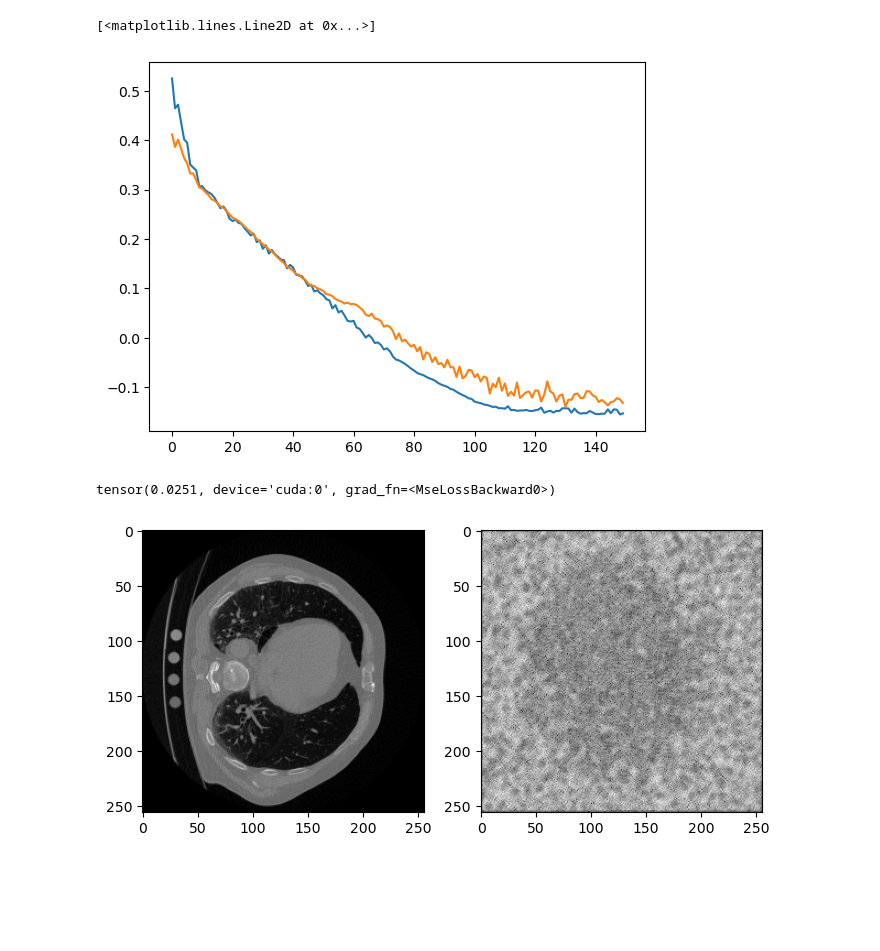
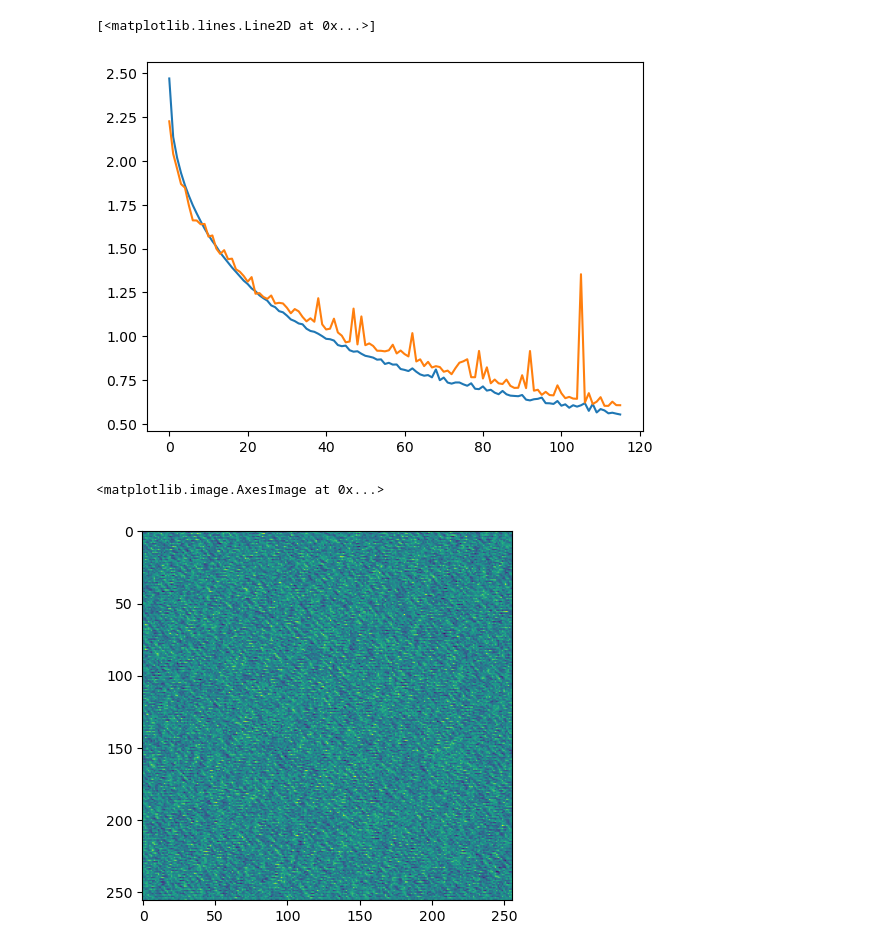
Before and after one commit to felsager/vae_lung_tumor_segmentation, a Jupyter notebook: vae_model.ipynb, the cells around one changed output. Saved outputs shown, nothing was run; the diff lists cells and outputs as text; code cells hidden in the pictures; blank space fills up the shorter version.

Commit message:
vae_model is newest

```diff
--- a/vae_model.ipynb
+++ b/vae_model.ipynb
@@ -7,9 +7,9 @@ import torch.optim as optim
 from matplotlib import pyplot as plt
 import numpy as np
 # %%
-latent_size = 8
+latent_size = 128 # compression = 256*256/128=512
 w = h = 256
-C = 3
+C = 5 # try with one channel first
 class VAEModel(nn.Module):
     def __init__(self) -> None:
         super(VAEModel, self).__init__()
@@ -24,7 +24,7 @@ class VAEModel(nn.Module):
         self.en_se_fc2 = nn.Linear(2, C)
 
         self.fc_mu = nn.Linear(w*h*C, latent_size)
-        self.fc_log_sigma = nn.Linear(w*h*C, latent_size)
+        self.fc_log_var = nn.Linear(w*h*C, latent_size)
 
         self.de_cell_bn1 = nn.BatchNorm2d(C)
         self.de_cell_bn2 = nn.BatchNorm2d(C)
@@ -73,30 +73,30 @@ class VAEModel(nn.Module):
 
     def encode(self, x):
         x = self.conv1(x)
-        for i in range(3):
+        for i in range(1):
             x = self.encoder_cell(x) # more cells can be added after this line
         x = x.view(-1, C*w*h)
         mu = self.fc_mu(x)
-        log_sigma = self.fc_log_sigma(x)
-        return mu, log_sigma
+        log_var = self.fc_log_var(x)
+        return mu, log_var
 
     def decode(self, x):
         x = self.latent_de(x)
         x = x.view(-1, 1, w, h)
         x = self.conv2(x)
-        for i in range(3):
+        for i in range(1):
             x = self.decoder_cell(x) # more cells can be added after this line
         x = self.conv3(x)
         return x
 
-    def reparameterize(self, mu, log_sigma):
-        std = torch.exp(0.5*log_sigma)
+    def reparameterize(self, mu, log_var):
+        std = torch.exp(0.5*log_var)
         eps = torch.randn_like(std)
         return eps.mul(std).add_(mu)
 
     def forward(self, x):
         x = x.view(-1, 1, w, h) # add channel dimension
-        mu, log_sigma = self.encode(x) # log sigma is more stable (numerically)
-        z = self.reparameterize(mu, log_sigma)
+        mu, log_var = self.encode(x) # log sigma is more stable (numerically)
+        z = self.reparameterize(mu, log_var)
         x_hat = self.decode(z)
-        return x_hat.view(-1, w, h), mu, log_sigma
+        return x_hat.view(-1, w, h), mu, log_var
@@ -172,7 +170,3 @@ def make_loaders():
     train_loader = D.DataLoader(train_data, batch_size=batch_size, shuffle=True)
     dev_loader = D.DataLoader(dev_data, batch_size=batch_size, shuffle=True)
     return train_loader, dev_loader
-# %%
-model = torch.load('models/model_7_all_chunks_random_12_dev')
-train_losses = []
-dev_losses = []
@@ -195,18 +206,21 @@ Epoch: 2, Train loss: 0.708, Dev loss: 0.742, Epoch time = 205.473s
 # %%
-torch.save(model, 'models/model_8_all_chunks_random_12_dev_sgd')
-torch.save(torch.Tensor(train_losses), 'losses/train_losses_model_8_sgd')
-torch.save(torch.Tensor(dev_losses), 'losses/dev_losses_model_8_sgd')
+#torch.save(model, 'models/model_8_all_chunks_random_12_dev_sgd')
+#torch.save(torch.Tensor(train_losses), 'losses/train_losses_model_8_sgd')
+#torch.save(torch.Tensor(dev_losses), 'losses/dev_losses_model_8_sgd')
 plt.plot(np.log10(train_losses))
 plt.plot(np.log10(dev_losses))
 # %% [output]
 [<matplotlib.lines.Line2D at 0x...>]
-[figure, old version]
+[figure, new version]
 # %%
 model.eval()
-x_test = next(iter(dev_loader))[0].view(1, 256, 256).to(device)
-x_hat_test = model.forward(x_test)[0]
-draw(x_test.cpu(), x_hat_test.cpu())
-mse_loss(x_test, x_hat_test)
+#x_test = next(iter(dev_loader))[0].view(1, 256, 256).to(device)
+#x_test = torch.ones((1, 256, 256)).to(device)
+#x_hat_test = model.forward(x_test)[0]
+#draw(x_test.cpu(), x_hat_test.cpu())
+#mse_loss(x_test, x_hat_test)
+x_sampled = model.decode(0.0001*torch.randn(1, latent_size).to(device)).view(1, 256, 256).cpu()
+plt.imshow(x_sampled[0].detach().numpy())
 # %% [output]
-tensor(0.0251, device='cuda:0', grad_fn=<MseLossBackward0>)
+<matplotlib.image.AxesImage at 0x...>
-[figure, old version]
+[figure, new version]
```
Also changed, not shown: parts of 10 cells of this notebook, 5 other files.
